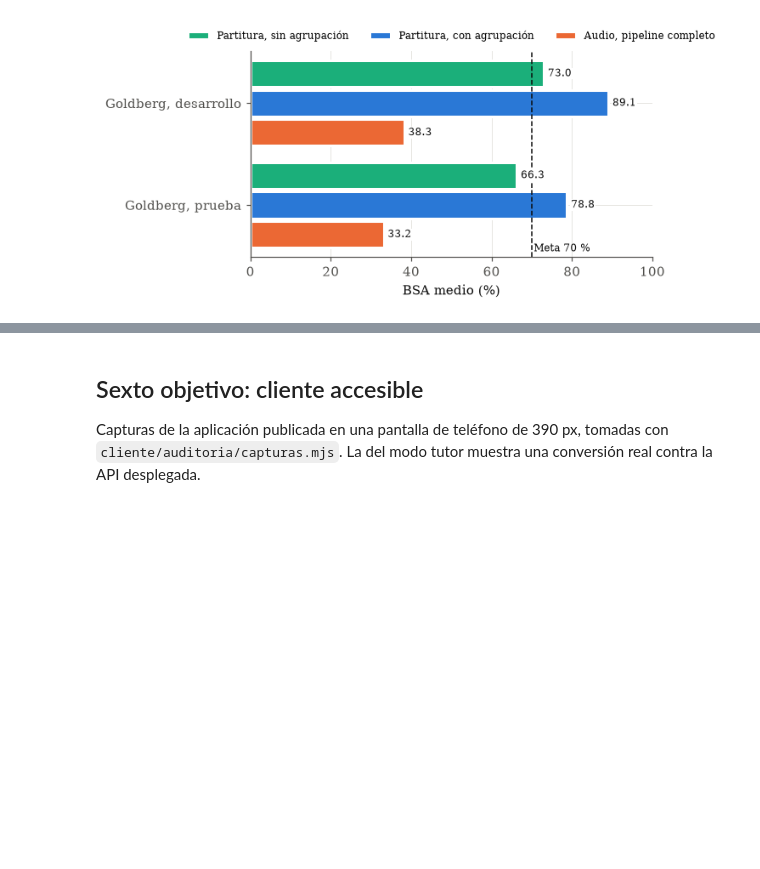
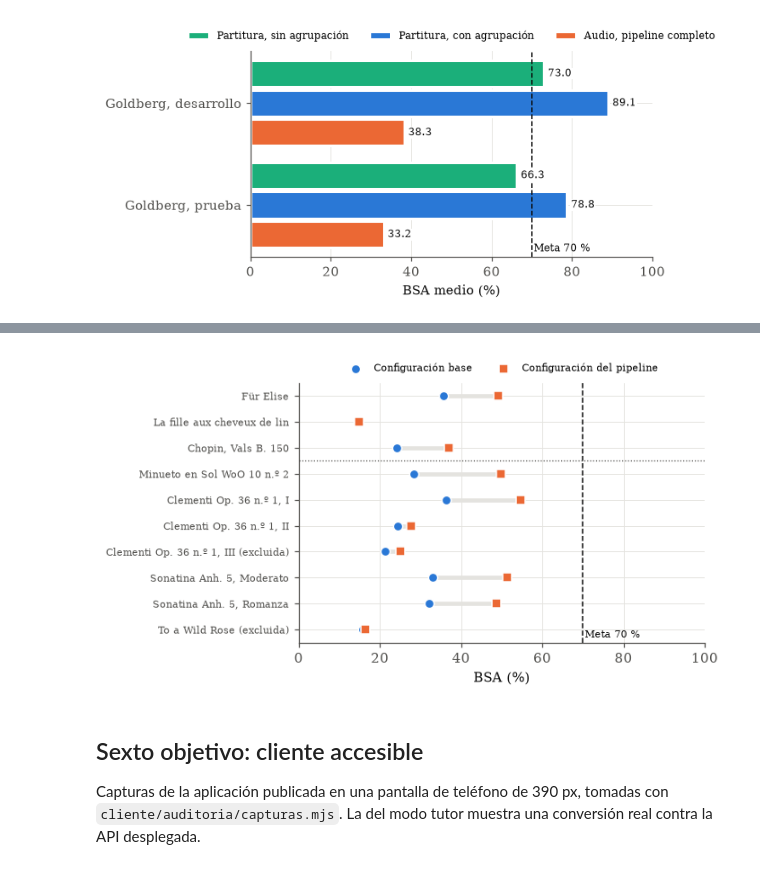
Before and after one commit to G2309/amt-braille-translator, a Jupyter notebook: notebooks/resultados-figuras.ipynb, the cells around one changed output, grey strips where cells are left out. Cells and saved outputs as stored; diff of their text form; code cells hidden in the pictures; blank space fills up the shorter version.

```diff
--- a/notebooks/resultados-figuras.ipynb
+++ b/notebooks/resultados-figuras.ipynb
@@ -347,3 +388,25 @@ guardar(fig, "oe5_partitura_vs_audio")
+# %%
+otras = [("fur_elise", "Für Elise"), ("fille", "La fille aux cheveux de lin"), ("vals_chopin", "Chopin, Vals B. 150"),
+         ("minueto_sol", "Minueto en Sol WoO 10 n.º 2"), ("clementi_1", "Clementi Op. 36 n.º 1, I"), ("clementi_2", "Clementi Op. 36 n.º 1, II"),
+         ("clementi_3", "Clementi Op. 36 n.º 1, III (excluida)"), ("sonatina_sol_1", "Sonatina Anh. 5, Moderato"), ("sonatina_sol_2", "Sonatina Anh. 5, Romanza"),
+         ("wild_rose", "To a Wild Rose (excluida)")]
+o = pp[pp["pieza"].isin([k for k, _ in otras])].pivot_table(index="pieza", columns="configuracion", values="bsa").reindex([k for k, _ in otras]) * 100
+fig, ax = plt.subplots(figsize=(6.5, 3.6))
+ys = range(len(o))
+ax.hlines(list(ys), o[["base", "pipeline"]].min(axis=1), o[["base", "pipeline"]].max(axis=1), color=REJILLA, linewidth=3, zorder=1)
+ax.scatter(o["base"], list(ys), color=AZUL, marker="o", s=45, edgecolor="white", linewidth=1, label="Configuración base", zorder=3)
+ax.scatter(o["pipeline"], list(ys), color=NARANJA, marker="s", s=45, edgecolor="white", linewidth=1, label="Configuración del pipeline", zorder=3)
+ax.axvline(70, color=TINTA, linestyle="--", linewidth=1)
+ax.text(70.5, len(o) - 0.6, "Meta 70 %", fontsize=7.5, color=TINTA, va="bottom")
+ax.axhline(2.5, color=TINTA_2, linewidth=0.8, linestyle=":")
+ax.set_yticks(list(ys), [n for _, n in otras], fontsize=7.5)
+ax.set_ylim(len(o) - 0.5, -0.5)
+ax.set_xlim(0, 100)
+ax.set_xlabel("BSA (%)")
+ax.legend(loc="lower center", bbox_to_anchor=(0.5, 1.0), ncols=2, fontsize=7.5)
+guardar(fig, "oe5_otras_por_obra")
+# %% [output]
+[figure, added]
 # %% [markdown]
 ## Sexto objetivo: cliente accesible
 
```
Also changed, not shown: parts of 1 cell of this notebook, 4 other files.
